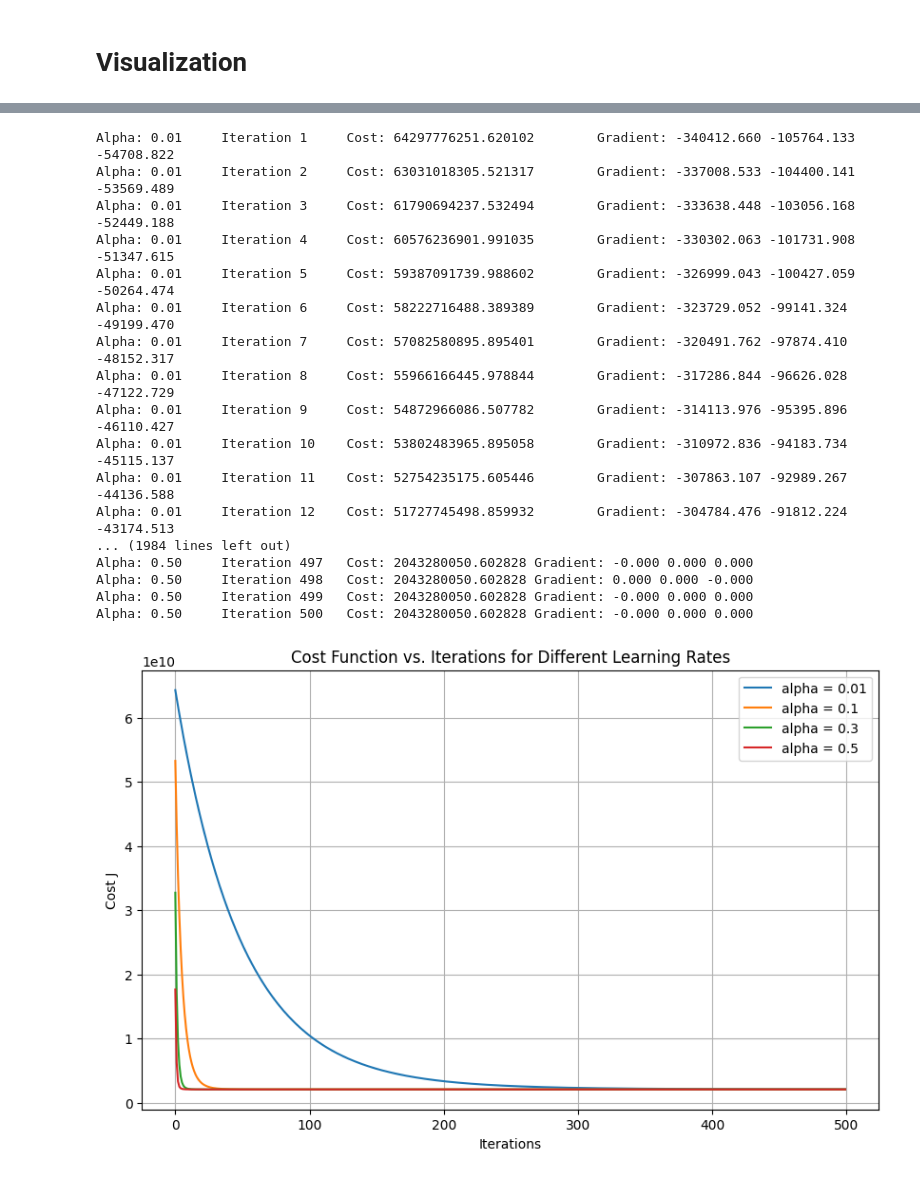
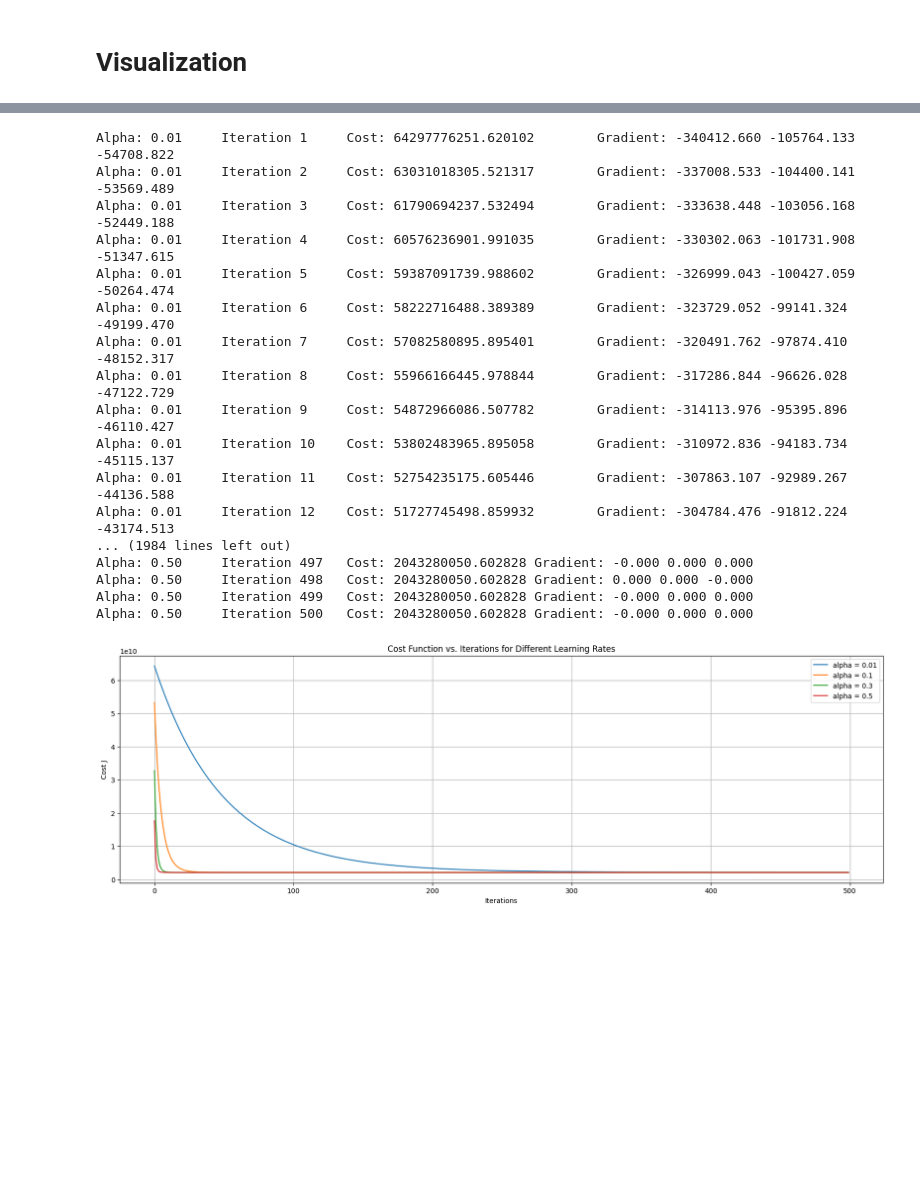
Before and after one commit to undelapaz-rnap-2025I/tarea-regresion-FashaOwO, a Jupyter notebook: regression/Regression_multilinear.ipynb, the cells around one changed output, grey strips where cells are left out. Drawn from its saved outputs; the diff is of its cells as text; code cells hidden in the pictures; blank space fills up the shorter version.

```diff
--- a/regression/Regression_multilinear.ipynb
+++ b/regression/Regression_multilinear.ipynb
@@ -278,32 +278,32 @@ def gradientDescent(X, y, theta, alpha_vector, iterations):
 # Call the function
 J_history = gradientDescent(X, y, theta, alpha_vector, iterations)
 
 # Plot the cost function over iterations for different alpha values
-plt.figure(figsize=(10, 6))
+plt.figure(figsize=(20, ))
 for i, alpha in enumerate(alpha_vector):
     plt.plot(range(iterations), J_history[:, i], label=f'alpha = {alpha}')
 plt.xlabel('Iterations')
 plt.ylabel('Cost J')
 plt.title('Cost Function vs. Iterations for Different Learning Rates')
 plt.legend()
 plt.grid(True)
 plt.show()
 # %% [output]
 Alpha: 0.01     Iteration 1     Cost: 64297776251.620102        Gradient: -340412.660 -105764.133 -54708.822
 Alpha: 0.01     Iteration 2     Cost: 63031018305.521317        Gradient: -337008.533 -104400.141 -53569.489
 Alpha: 0.01     Iteration 3     Cost: 61790694237.532494        Gradient: -333638.448 -103056.168 -52449.188
 Alpha: 0.01     Iteration 4     Cost: 60576236901.991035        Gradient: -330302.063 -101731.908 -51347.615
 Alpha: 0.01     Iteration 5     Cost: 59387091739.988602        Gradient: -326999.043 -100427.059 -50264.474
 Alpha: 0.01     Iteration 6     Cost: 58222716488.389389        Gradient: -323729.052 -99141.324 -49199.470
 Alpha: 0.01     Iteration 7     Cost: 57082580895.895401        Gradient: -320491.762 -97874.410 -48152.317
 Alpha: 0.01     Iteration 8     Cost: 55966166445.978844        Gradient: -317286.844 -96626.028 -47122.729
 Alpha: 0.01     Iteration 9     Cost: 54872966086.507782        Gradient: -314113.976 -95395.896 -46110.427
 Alpha: 0.01     Iteration 10    Cost: 53802483965.895058        Gradient: -310972.836 -94183.734 -45115.137
 Alpha: 0.01     Iteration 11    Cost: 52754235175.605446        Gradient: -307863.107 -92989.267 -44136.588
 Alpha: 0.01     Iteration 12    Cost: 51727745498.859932        Gradient: -304784.476 -91812.224 -43174.513
 ... (1984 lines left out)
 Alpha: 0.50     Iteration 497   Cost: 2043280050.602828 Gradient: -0.000 0.000 0.000
 Alpha: 0.50     Iteration 498   Cost: 2043280050.602828 Gradient: 0.000 0.000 -0.000
 Alpha: 0.50     Iteration 499   Cost: 2043280050.602828 Gradient: -0.000 0.000 0.000
 Alpha: 0.50     Iteration 500   Cost: 2043280050.602828 Gradient: -0.000 0.000 0.000
-[figure, old version]
+[figure, new version]
```
